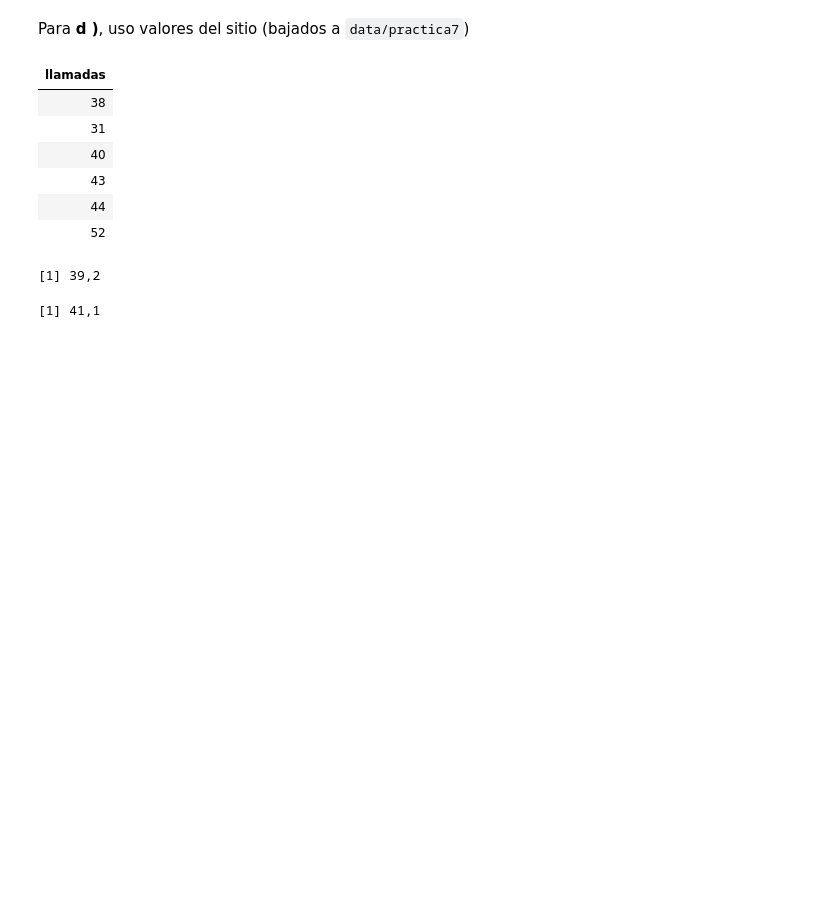
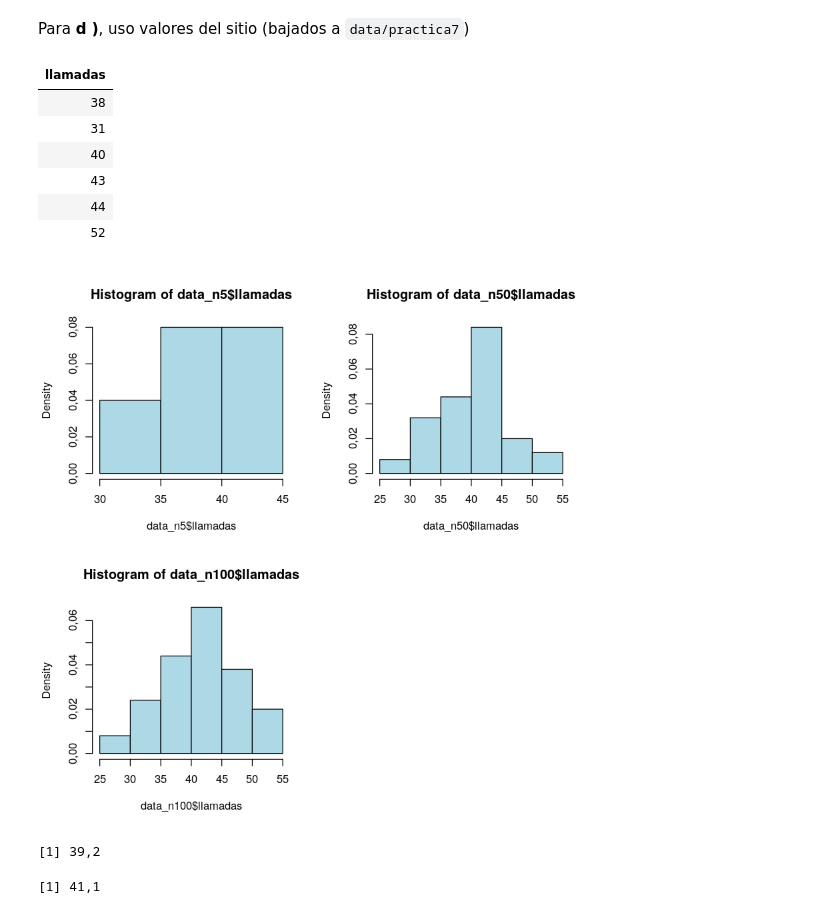
Before and after one commit to LecJackS/Probabilidades-y-Estadistica-2019-2doC, a Jupyter notebook: Practica 7 (nueva) - Ejercicio 5.ipynb, the cells around one changed output. Drawn from its saved outputs; the diff is of its cells as text; code cells hidden in the pictures; blank space fills up the shorter version.

```diff
--- a/Practica 7 (nueva) - Ejercicio 5.ipynb
+++ b/Practica 7 (nueva) - Ejercicio 5.ipynb
@@ -81,6 +81,13 @@ head(data_n100)
 | 43 |
 | 44 |
 | 52 |
+# %%
+par(mfrow=c(2,2))
+hist(data_n5$llamadas, prob=TRUE, col='lightblue')
+hist(data_n50$llamadas, prob=TRUE, col='lightblue')
+hist(data_n100$llamadas, prob=TRUE, col='lightblue')
+# %% [output]
+[figure, added]
 # %%
 # Thetas estimados:
 theta_n5 <- mean(data_n5$llamadas)
```
Also changed, not shown: parts of 22 cells of this notebook.
